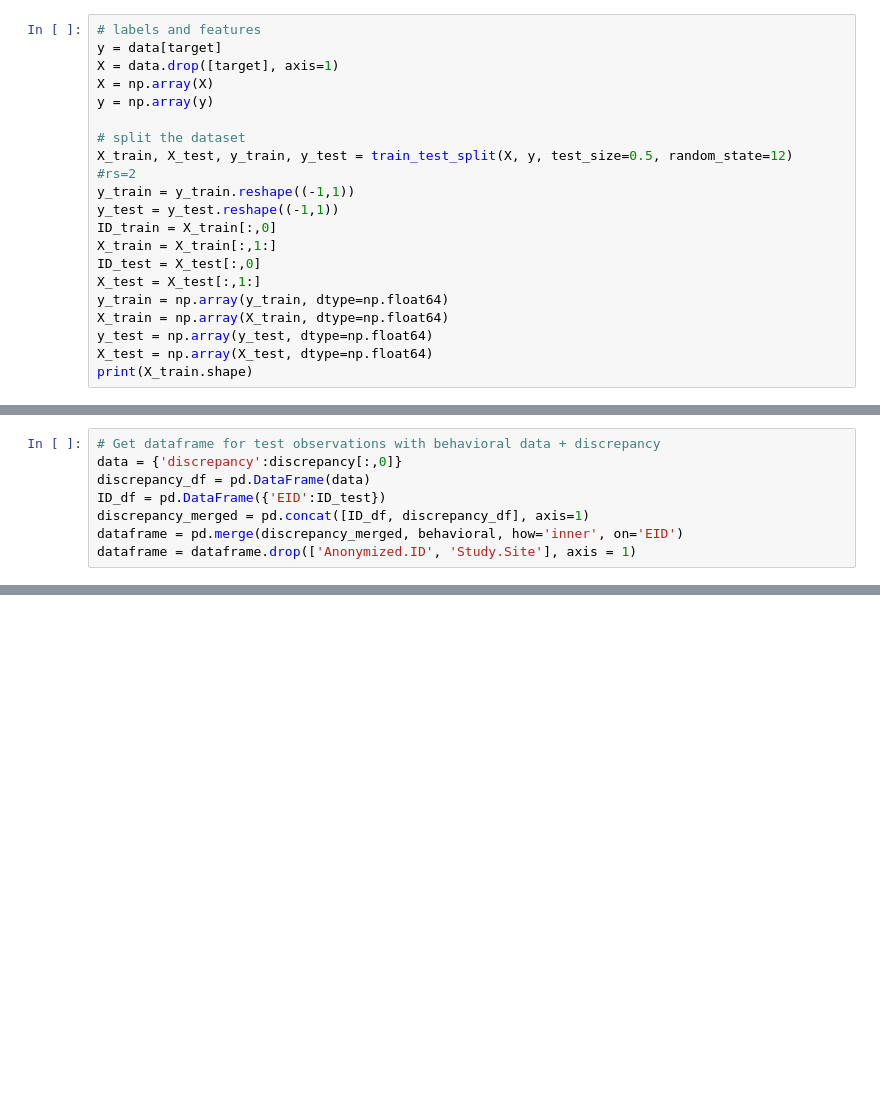
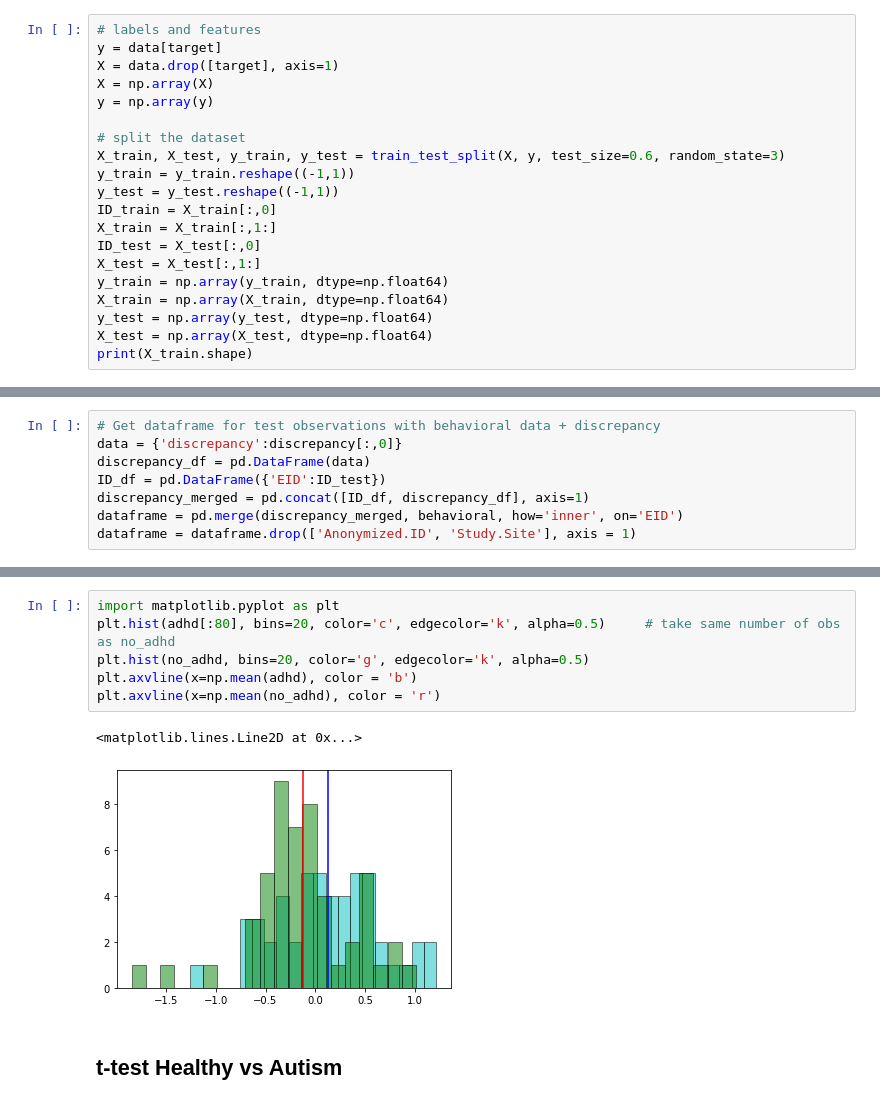
Before and after one commit to alestolfo/ds-lab, a Jupyter notebook: Age discrepancy.ipynb, the cells around one changed output, grey strips where cells are left out. Saved outputs shown, nothing was run; the diff lists cells and outputs as text; blank space fills up the shorter version.

```diff
--- a/Age discrepancy.ipynb
+++ b/Age discrepancy.ipynb
@@ -39,7 +40,7 @@ X = np.array(X)
 y = np.array(y)
 
 # split the dataset
-X_train, X_test, y_train, y_test = train_test_split(X, y, test_size=0.5, random_state=12)   #rs=2
+X_train, X_test, y_train, y_test = train_test_split(X, y, test_size=0.6, random_state=3)
 y_train = y_train.reshape((-1,1))
 y_test = y_test.reshape((-1,1))
 ID_train = X_train[:,0]
@@ -189,0 +166,11 @@ Ttest_indResult(statistic=2.2901862868163034, pvalue=0.023251431556662913)
+# %%
+import matplotlib.pyplot as plt
+plt.hist(adhd[:80], bins=20, color='c', edgecolor='k', alpha=0.5)     # take same number of obs as no_adhd
+plt.hist(no_adhd, bins=20, color='g', edgecolor='k', alpha=0.5)
+plt.axvline(x=np.mean(adhd), color = 'b')
+plt.axvline(x=np.mean(no_adhd), color = 'r')
+# %% [output]
+<matplotlib.lines.Line2D at 0x...>
+[figure, added]
+# %% [markdown]
+## t-test Healthy vs Autism
```
Also changed, not shown: parts of 45 cells of this notebook.
